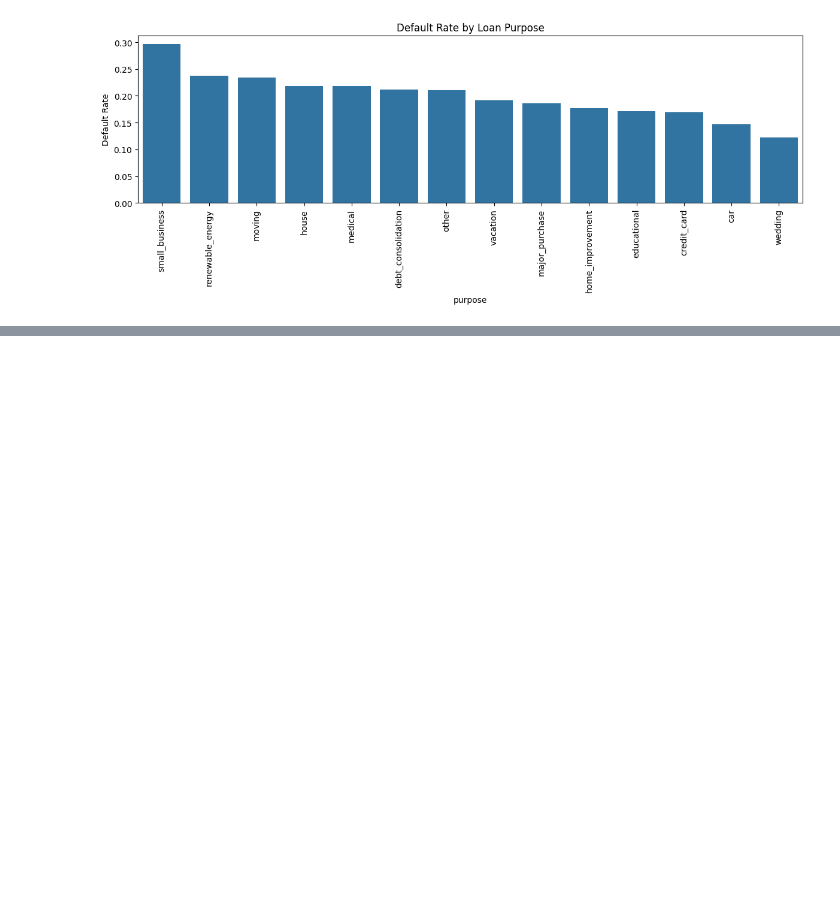
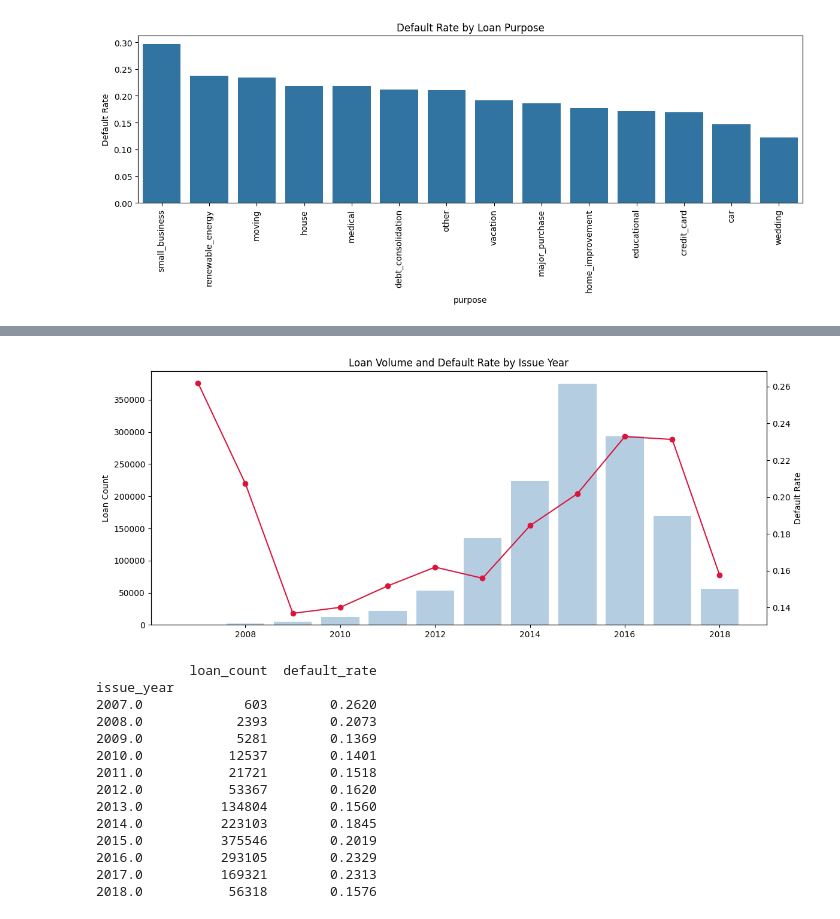
Before and after one commit to AKHIL572/Credit-Risk-Prediction-System-using-Machine-Learning, a Jupyter notebook: notebooks/2_eda.ipynb, the cells around one changed output, grey strips where cells are left out. Drawn from its saved outputs; the diff is of its cells as text; code cells hidden in the pictures; blank space fills up the shorter version.

```diff
--- a/notebooks/2_eda.ipynb
+++ b/notebooks/2_eda.ipynb
@@ -255,0 +441,42 @@ plt.show()
+# %%
+df["issue_year"] = pd.to_datetime(df["issue_d"], format="%b-%Y", errors="coerce").dt.year
+
+resolved_time = df[df["loan_status"].isin(
+    ["Fully Paid", "Charged Off", "Default",
+     "Does not meet the credit policy. Status:Fully Paid",
+     "Does not meet the credit policy. Status:Charged Off"]
+)].copy()
+resolved_time["is_default"] = resolved_time["loan_status"].str.contains("Charged Off|Default").astype(int)
+
+yearly = resolved_time.groupby("issue_year").agg(
+    loan_count=("is_default", "size"),
+    default_rate=("is_default", "mean")
+)
+
+fig, ax1 = plt.subplots(figsize=(12, 5))
+ax1.bar(yearly.index, yearly["loan_count"], alpha=0.4, color="steelblue", label="Loan Count")
+ax1.set_ylabel("Loan Count")
+ax2 = ax1.twinx()
+ax2.plot(yearly.index, yearly["default_rate"], color="crimson", marker="o", label="Default Rate")
+ax2.set_ylabel("Default Rate")
+plt.title("Loan Volume and Default Rate by Issue Year")
+plt.tight_layout()
+plt.show()
+
+print(yearly.round(4))
+# %% [output]
+[figure, added]
+            loan_count  default_rate
+issue_year
+2007.0             603        0.2620
+2008.0            2393        0.2073
+2009.0            5281        0.1369
+2010.0           12537        0.1401
+2011.0           21721        0.1518
+2012.0           53367        0.1620
+2013.0          134804        0.1560
+2014.0          223103        0.1845
+2015.0          375546        0.2019
+2016.0          293105        0.2329
+2017.0          169321        0.2313
+2018.0           56318        0.1576
```
Also changed, not shown: parts of 27 cells of this notebook, 1 other file.
